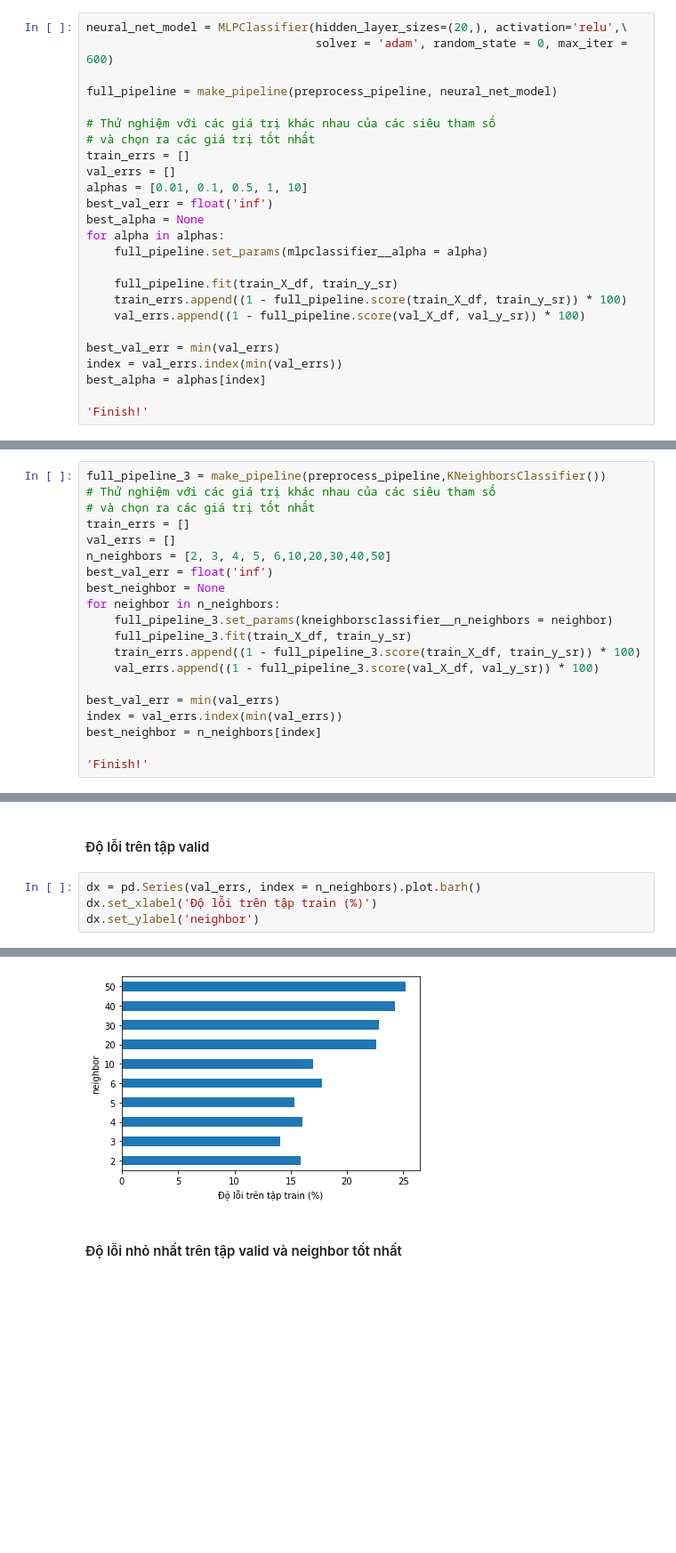
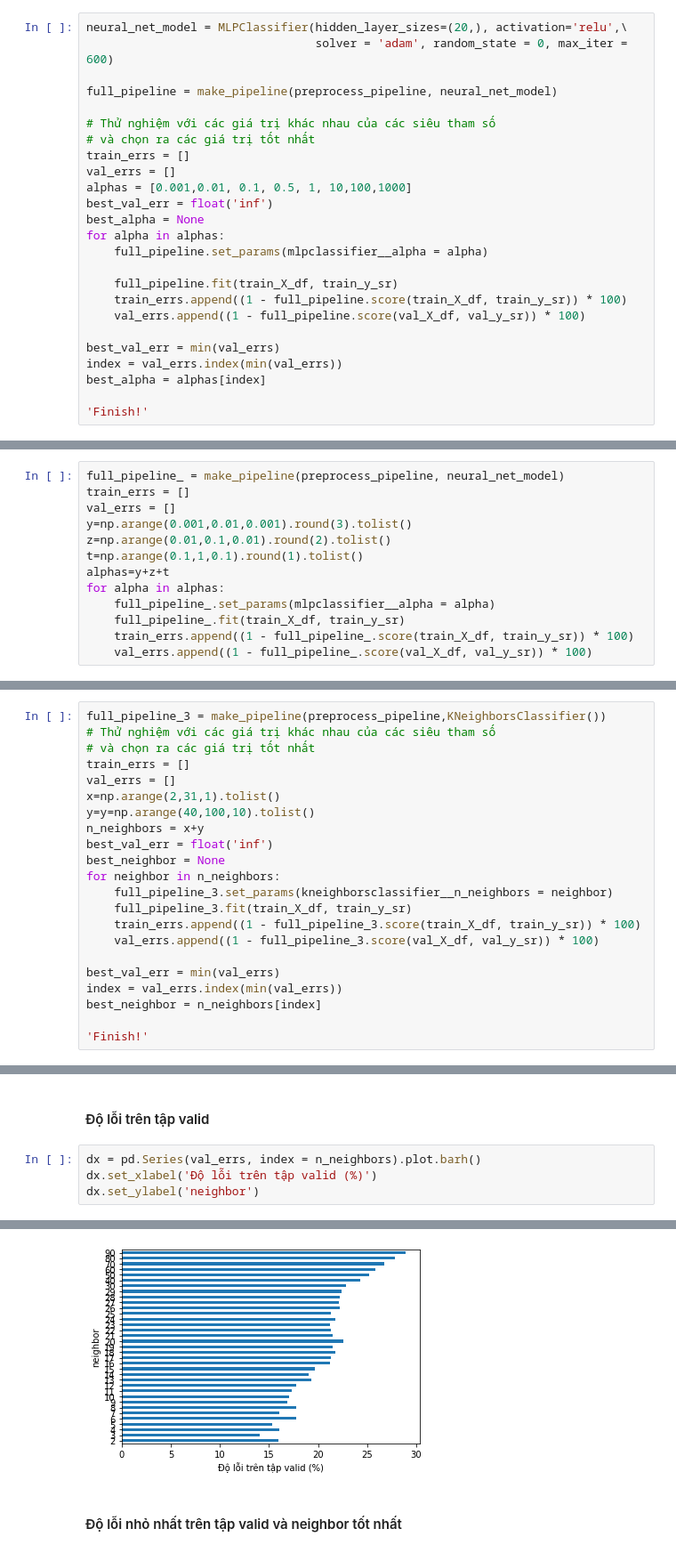
Before and after one commit to lethanhson1504/datascience-project-group16, a Jupyter notebook: Processing .ipynb, the cells around one changed output, grey strips where cells are left out. Shown at 89% size. Cells and saved outputs as stored; diff of their text form; blank space fills up the shorter version.

```diff
--- a/Processing .ipynb
+++ b/Processing .ipynb
@@ -236,7 +232,7 @@ full_pipeline = make_pipeline(preprocess_pipeline, neural_net_model)
 # và chọn ra các giá trị tốt nhất
 train_errs = []
 val_errs = []
-alphas = [0.01, 0.1, 0.5, 1, 10]
+alphas = [0.001,0.01, 0.1, 0.5, 1, 10,100,1000]
 best_val_err = float('inf')
 best_alpha = None
 for alpha in alphas:
@@ -341,0 +340,13 @@ Error with test data:  3.09 %
+# %%
+full_pipeline_ = make_pipeline(preprocess_pipeline, neural_net_model)
+train_errs = []
+val_errs = []
+y=np.arange(0.001,0.01,0.001).round(3).tolist()
+z=np.arange(0.01,0.1,0.01).round(2).tolist()
+t=np.arange(0.1,1,0.1).round(1).tolist()
+alphas=y+z+t
+for alpha in alphas:
+    full_pipeline_.set_params(mlpclassifier__alpha = alpha)
+    full_pipeline_.fit(train_X_df, train_y_sr)
+    train_errs.append((1 - full_pipeline_.score(train_X_df, train_y_sr)) * 100)
+    val_errs.append((1 - full_pipeline_.score(val_X_df, val_y_sr)) * 100)
@@ -398,7 +428,9 @@ full_pipeline_3 = make_pipeline(preprocess_pipeline,KNeighborsClassifier())
 # và chọn ra các giá trị tốt nhất
 train_errs = []
 val_errs = []
-n_neighbors = [2, 3, 4, 5, 6,10,20,30,40,50]
+x=np.arange(2,31,1).tolist()
+y=y=np.arange(40,100,10).tolist()
+n_neighbors = x+y
 best_val_err = float('inf')
 best_neighbor = None
 for neighbor in n_neighbors:
@@ -427,11 +459,11 @@ Text(0, 0.5, 'neighbor')
 #### Độ lỗi trên tập valid
 # %%
 dx = pd.Series(val_errs, index = n_neighbors).plot.barh()
-dx.set_xlabel('Độ lỗi trên tập train (%)')
+dx.set_xlabel('Độ lỗi trên tập valid (%)')
 dx.set_ylabel('neighbor')
 # %% [output]
 Text(0, 0.5, 'neighbor')
-[figure, old version]
+[figure, new version]
 # %% [markdown]
 #### Độ lỗi nhỏ nhất trên tập valid và neighbor tốt nhất
 # %%
```
Also changed, not shown: parts of 15 cells of this notebook, 3 other files.
